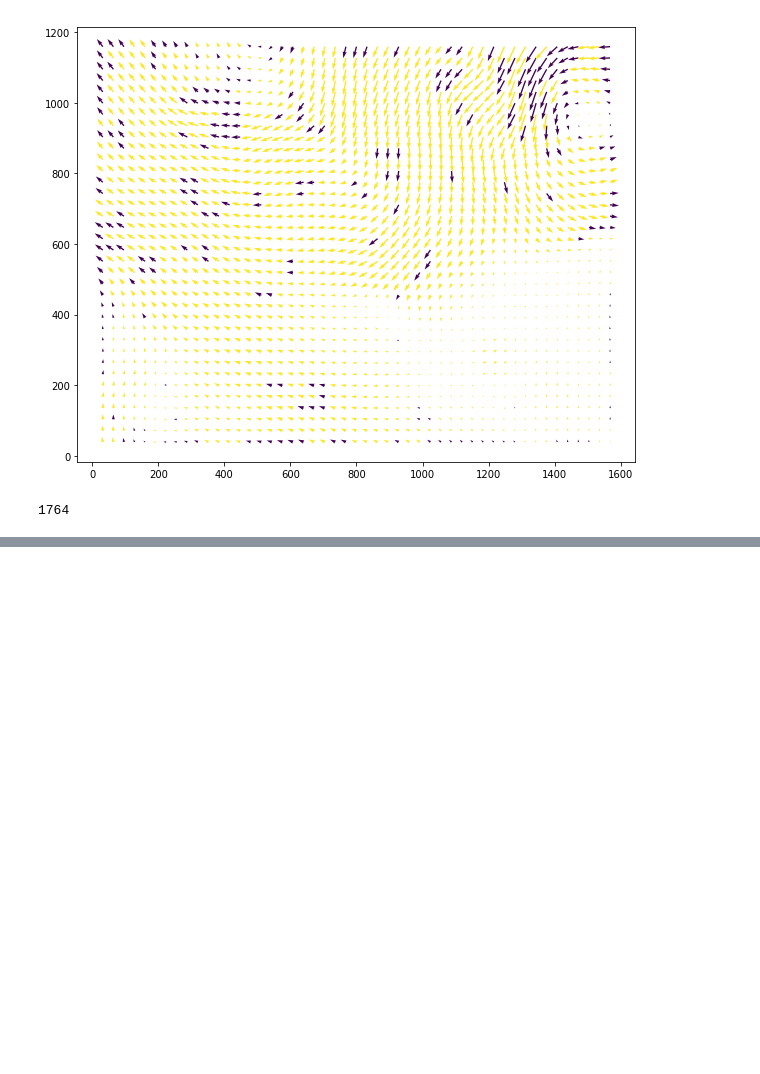
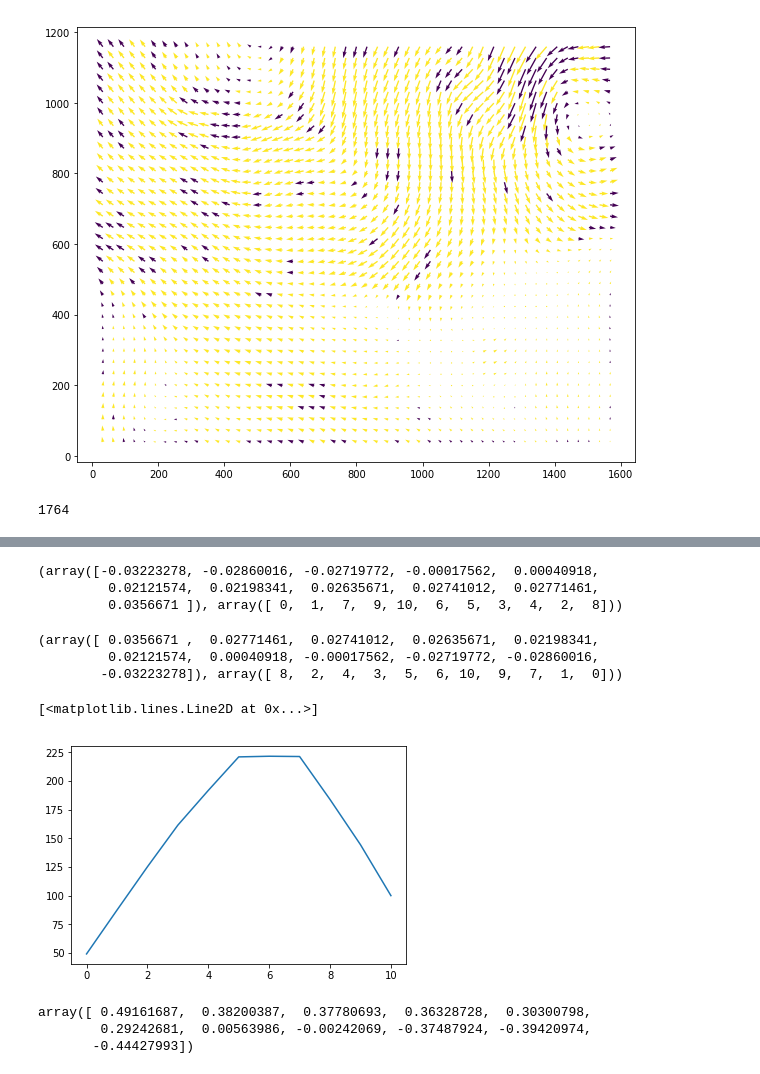
Before and after one commit to OpenPIV/openpiv-podbox, a Jupyter notebook: Python/notebooks/poduv.ipynb, the cells around one changed output, grey strips where cells are left out. Cells and saved outputs as stored; diff of their text form; code cells hidden in the pictures; blank space fills up the shorter version.

Commit message:
few more steps forward.
Plot of L is not yet ready

```diff
--- a/Python/notebooks/poduv.ipynb
+++ b/Python/notebooks/poduv.ipynb
@@ -104,3 +100,9 @@ Uf = U.copy()
 Umean = np.mean(U,axis=1)
 for i in range(U.shape[1]):
     Uf[:,i] = U[:,i] - Umean
+# %%
+method = 'snapshot'
+if method is 'snapshot': # small size as number of snapshots
+    R = Uf.T@Uf
+elif method is 'direct': # large size as size of the PIV map
+    R = Uf@Uf.T
@@ -106,0 +129,2 @@ for i in range(U.shape[1]):
+# %%
+V,D = np.linalg.eig(R)
@@ -106,0 +151,32 @@ for i in range(U.shape[1]):
+# %%
+_ = np.diag(D)/N
+L = np.sort(_)
+I = np.argsort(_)
+# %%
+L,I
+# %% [output]
+(array([-0.03223278, -0.02860016, -0.02719772, -0.00017562,  0.00040918,
+         0.02121574,  0.02198341,  0.02635671,  0.02741012,  0.02771461,
+         0.0356671 ]), array([ 0,  1,  7,  9, 10,  6,  5,  3,  4,  2,  8]))
+# %%
+L = L[::-1]
+I = I[::-1]
+# %%
+L,I
+# %% [output]
+(array([ 0.0356671 ,  0.02771461,  0.02741012,  0.02635671,  0.02198341,
+         0.02121574,  0.00040918, -0.00017562, -0.02719772, -0.02860016,
+        -0.03223278]), array([ 8,  2,  4,  3,  5,  6, 10,  9,  7,  1,  0]))
+# %%
+Erel = np.cumsum(L/np.sum(L))
+plt.figure()
+plt.plot(Erel*100)
+# %% [output]
+[<matplotlib.lines.Line2D at 0x...>]
+[figure, added]
+# %%
+L/np.sum(L)
+# %% [output]
+array([ 0.49161687,  0.38200387,  0.37780693,  0.36328728,  0.30300798,
+        0.29242681,  0.00563986, -0.00242069, -0.37487924, -0.39420974,
+       -0.44427993])
```
Also changed, not shown: parts of 6 cells of this notebook.
